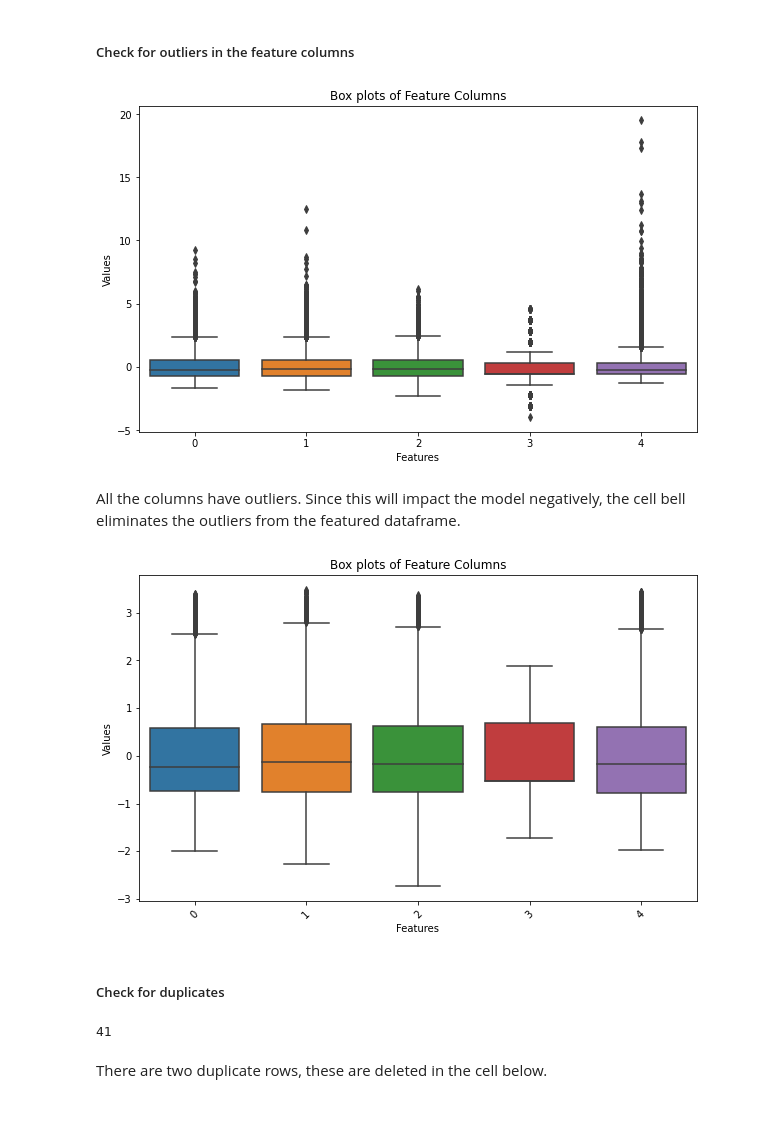
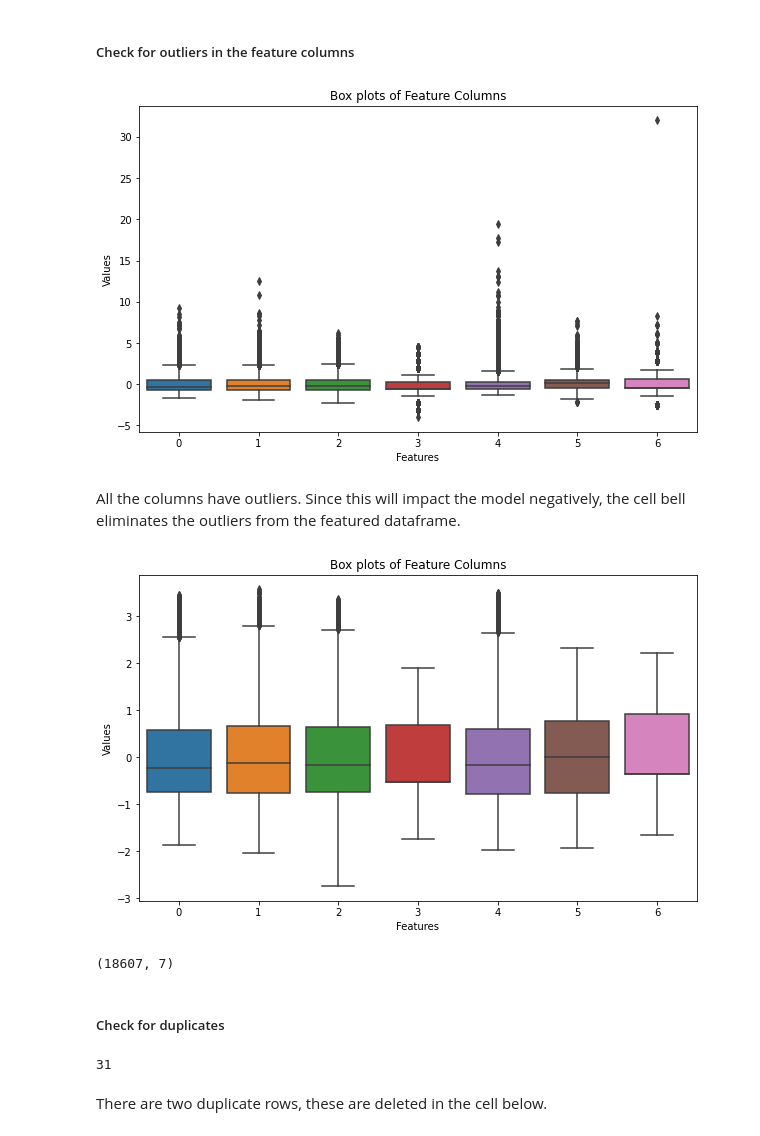
Before and after one commit to Patriciangugi/Project-Phase-2, a Jupyter notebook: Members/Joakim.ipynb, the cells around one changed output. Cells and saved outputs as stored; diff of their text form; code cells hidden in the pictures.

```diff
--- a/Members/Joakim.ipynb
+++ b/Members/Joakim.ipynb
@@ -336,7 +337,7 @@ plt.show()
 # %% [markdown]
 ## FEATURE CLEANING FOR MODELLING
 # %%
-feature_df = df[['sqft_above', 'sqft_living', 'sqft_living15', 'grade', 'price']]
+feature_df = df[['sqft_above', 'sqft_living', 'sqft_living15', 'grade', 'price', 'bathrooms', 'bedrooms']]
 # %%
 plt.figure(figsize=(12,8))
 sns.pairplot(feature_df)
@@ -358,43 +359,46 @@ plt.xlabel('Features')
 plt.ylabel('Values')
 plt.show()
 # %% [output]
-[figure, old version]
+[figure, new version]
 # %% [markdown]
 All the columns have outliers. Since this will impact the model negatively, the cell bell eliminates the outliers from the featured dataframe.
 # %%
 # Calculate IQR for feature columns
 Q1 = feature_df.quantile(0.25)
 Q3 = feature_df.quantile(0.75)
 IQR = Q3 - Q1
 
 # Define outlier boundaries
 lower_bound = Q1 - 1.5 * IQR
 upper_bound = Q3 + 1.5 * IQR
 
 # Find outliers
 outliers = ((feature_df < lower_bound) | (feature_df > upper_bound)).any(axis=1)
 
 # Drop indices of outliers
 outlier_indices = feature_df.index[outliers]
 feature_df = feature_df.drop(outlier_indices)
 
 # Visualize features without outliers
 plt.figure(figsize=(10,6))
 sns.boxplot(data= scaler.fit_transform(feature_df))
 plt.title('Box plots of Feature Columns')
 plt.xlabel('Features')
 plt.ylabel('Values')
-plt.xticks(rotation=45)
 plt.show()
 # %% [output]
-[figure, old version]
+[figure, new version]
+# %%
+feature_df.shape
+# %% [output]
+(18607, 7)
 # %% [markdown]
 ##### Check for duplicates
 # %%
 # Check for duplicated rowsb
 feature_df.duplicated().sum()
 # %% [output]
-41
+31
 # %% [markdown]
 There are two duplicate rows, these are deleted in the cell below.
 # %%
```
Also changed, not shown: parts of 20 cells of this notebook.
